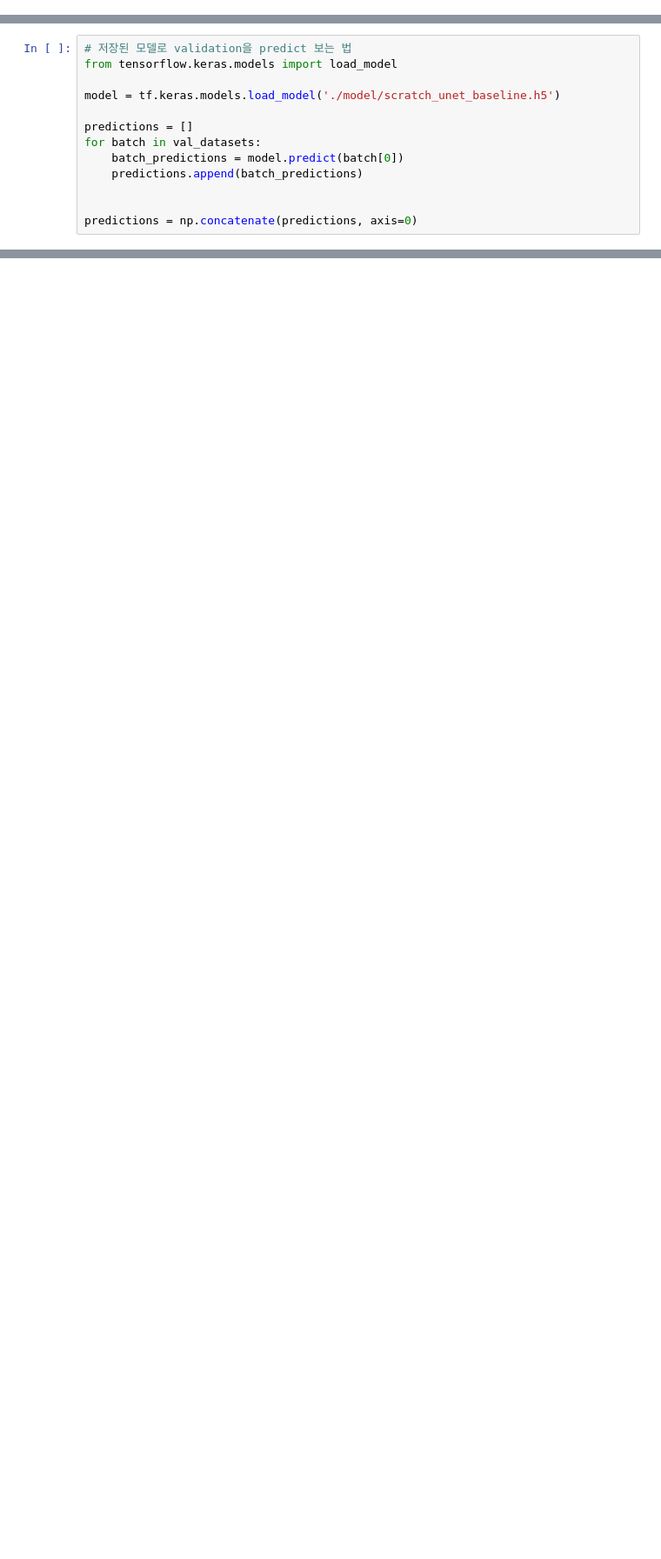
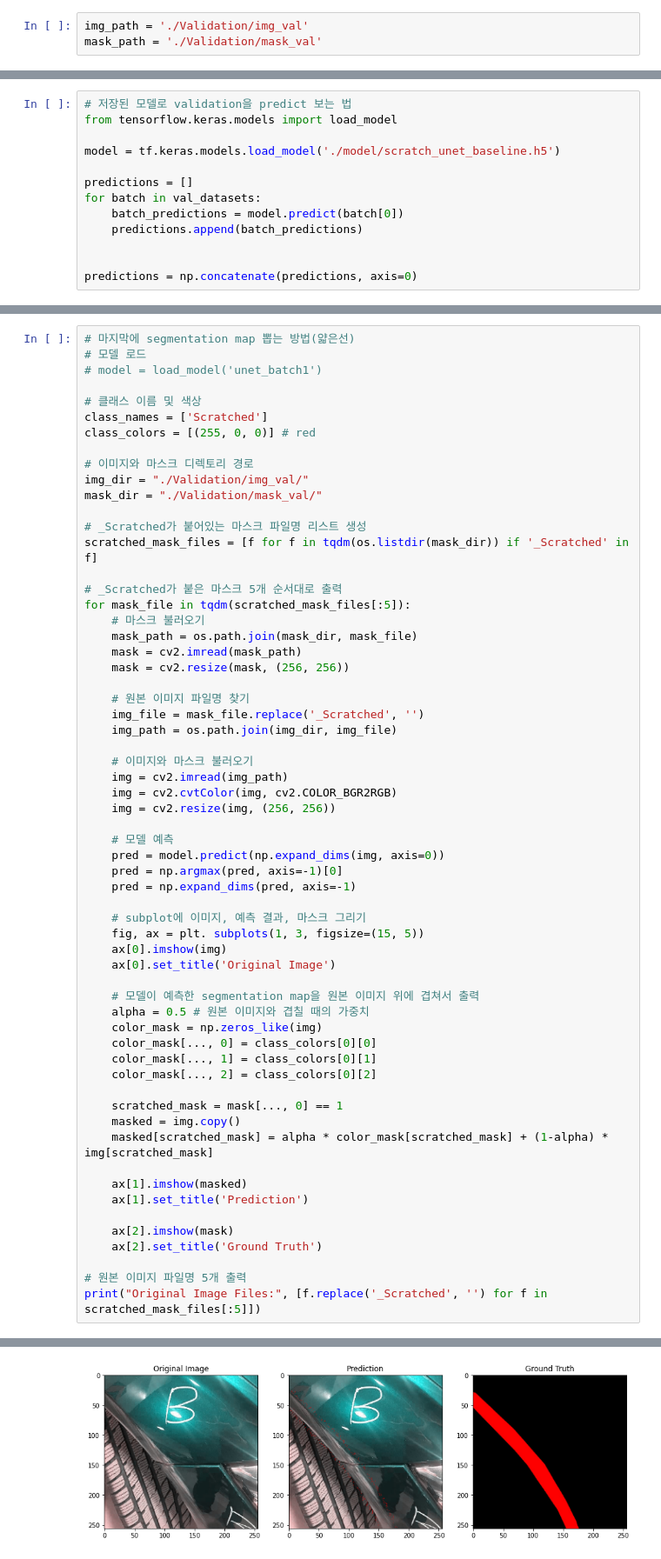
Before and after one commit to SGT-Cho/AIFFELTHON, a Jupyter notebook: aifflethon_v02.ipynb, the cells around one changed output, grey strips where cells are left out. Shown at 87% size. Drawn from its saved outputs; the diff is of its cells as text; blank space fills up the shorter version.

Commit message:
230425 scratch 최종

```diff
--- a/aifflethon_v02.ipynb
+++ b/aifflethon_v02.ipynb
@@ -1187 +1251,4 @@ plt.show()
+# %%
+img_path = './Validation/img_val'
+mask_path = './Validation/mask_val'
 # %%
@@ -1208,0 +1290,62 @@ predictions = np.concatenate(predictions, axis=0)
+# %%
+# 마지막에 segmentation map 뽑는 방법(얇은선)
+# 모델 로드
+# model = load_model('unet_batch1')
+
+# 클래스 이름 및 색상
+class_names = ['Scratched']
+class_colors = [(255, 0, 0)] # red
+
+# 이미지와 마스크 디렉토리 경로
+img_dir = "./Validation/img_val/"
+mask_dir = "./Validation/mask_val/"
+
+# _Scratched가 붙어있는 마스크 파일명 리스트 생성
+scratched_mask_files = [f for f in tqdm(os.listdir(mask_dir)) if '_Scratched' in f]
+
+# _Scratched가 붙은 마스크 5개 순서대로 출력
+for mask_file in tqdm(scratched_mask_files[:5]):
+    # 마스크 불러오기
+    mask_path = os.path.join(mask_dir, mask_file)
+    mask = cv2.imread(mask_path)
+    mask = cv2.resize(mask, (256, 256))
+
+    # 원본 이미지 파일명 찾기
+    img_file = mask_file.replace('_Scratched', '')
+    img_path = os.path.join(img_dir, img_file)
+
+    # 이미지와 마스크 불러오기
+    img = cv2.imread(img_path)
+    img = cv2.cvtColor(img, cv2.COLOR_BGR2RGB)
+    img = cv2.resize(img, (256, 256))
+
+    # 모델 예측
+    pred = model.predict(np.expand_dims(img, axis=0))
+    pred = np.argmax(pred, axis=-1)[0]
+    pred = np.expand_dims(pred, axis=-1)
+
+    # subplot에 이미지, 예측 결과, 마스크 그리기
+    fig, ax = plt. subplots(1, 3, figsize=(15, 5))
+    ax[0].imshow(img)
+    ax[0].set_title('Original Image')
+
+    # 모델이 예측한 segmentation map을 원본 이미지 위에 겹쳐서 출력
+    alpha = 0.5 # 원본 이미지와 겹칠 때의 가중치
+    color_mask = np.zeros_like(img)
+    color_mask[..., 0] = class_colors[0][0]
+    color_mask[..., 1] = class_colors[0][1]
+    color_mask[..., 2] = class_colors[0][2]
+
+    scratched_mask = mask[..., 0] == 1
+    masked = img.copy()
+    masked[scratched_mask] = alpha * color_mask[scratched_mask] + (1-alpha) * img[scratched_mask]
+
+    ax[1].imshow(masked)
+    ax[1].set_title('Prediction')
+
+    ax[2].imshow(mask)
+    ax[2].set_title('Ground Truth')
+
+# 원본 이미지 파일명 5개 출력
+print("Original Image Files:", [f.replace('_Scratched', '') for f in scratched_mask_files[:5]])
+# %% [output]
@@ -1208,0 +1353 @@ predictions = np.concatenate(predictions, axis=0)
+[figure, added]
```
Also changed, not shown: parts of 19 cells of this notebook.
